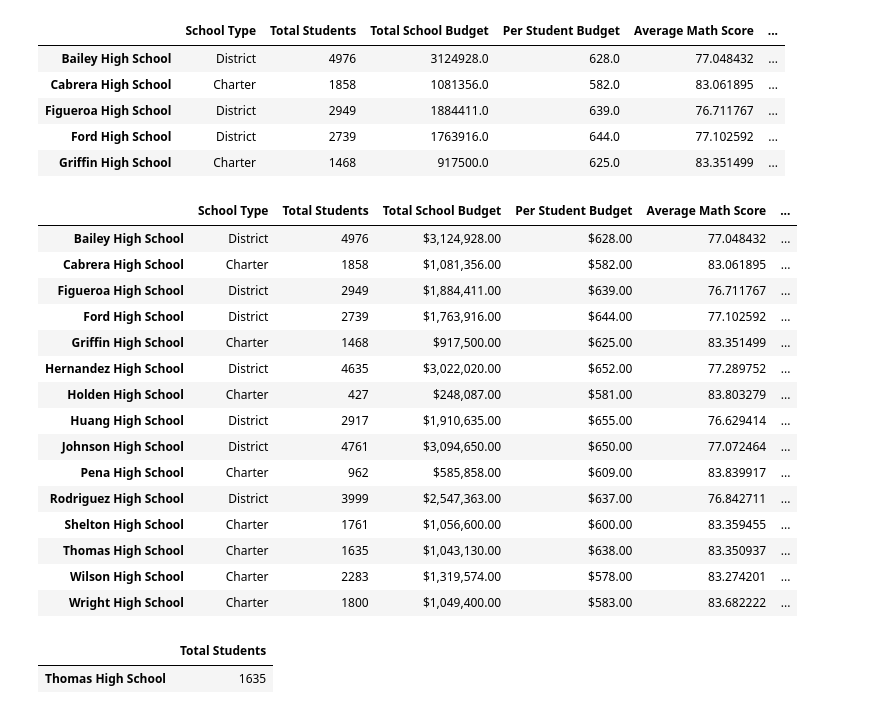
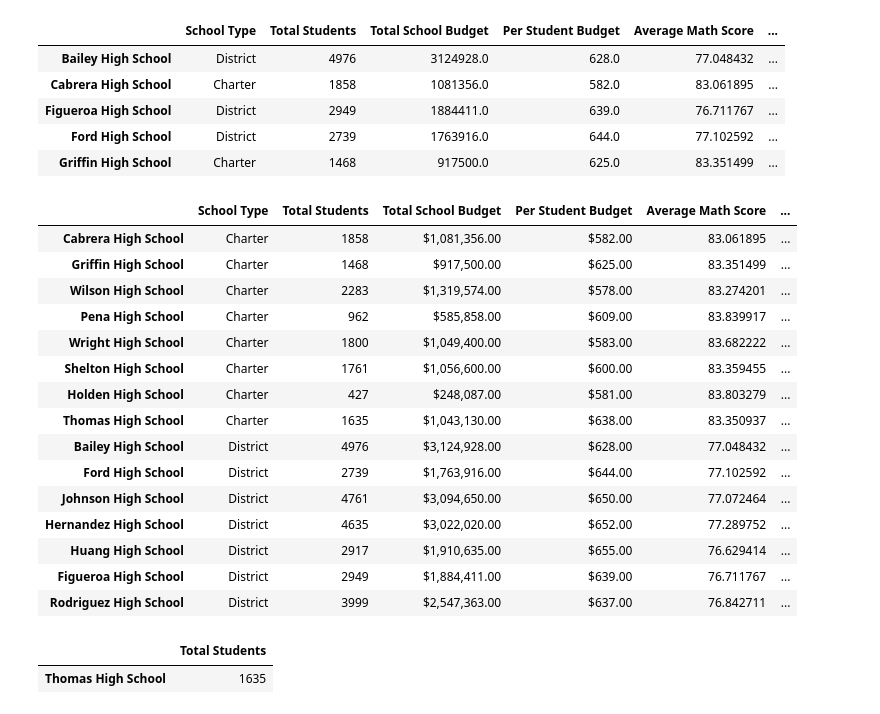
Before and after one commit to ereekaj/School_District_Analysis, a Jupyter notebook: PyCitySchools_Challenge.ipynb, the cells around one changed output. Cells and saved outputs as stored; diff of their text form; code cells hidden in the pictures.

```diff
--- a/PyCitySchools_Challenge.ipynb
+++ b/PyCitySchools_Challenge.ipynb
@@ -249,27 +249,27 @@ per_school_summary_df.head()
 # %%
 # Format the Total School Budget and the Per Student Budget
 per_school_summary_df["Total School Budget"] = per_school_summary_df["Total School Budget"].map("${:,.2f}".format)
 per_school_summary_df["Per Student Budget"] = per_school_summary_df["Per Student Budget"].map("${:,.2f}".format)
 
 # Display the data frame
-per_school_summary_df
+per_school_summary_df.sort_values(["% Overall Passing"], ascending = False)
 # %% [output]
 |  | School Type | Total Students | Total School Budget | Per Student Budget | Average Math Score | ... |
+| Cabrera High School | Charter | 1858 | $1,081,356.00 | $582.00 | 83.061895 | ... |
+| Griffin High School | Charter | 1468 | $917,500.00 | $625.00 | 83.351499 | ... |
+| Wilson High School | Charter | 2283 | $1,319,574.00 | $578.00 | 83.274201 | ... |
+| Pena High School | Charter | 962 | $585,858.00 | $609.00 | 83.839917 | ... |
+| Wright High School | Charter | 1800 | $1,049,400.00 | $583.00 | 83.682222 | ... |
+| Shelton High School | Charter | 1761 | $1,056,600.00 | $600.00 | 83.359455 | ... |
+| Holden High School | Charter | 427 | $248,087.00 | $581.00 | 83.803279 | ... |
+| Thomas High School | Charter | 1635 | $1,043,130.00 | $638.00 | 83.350937 | ... |
 | Bailey High School | District | 4976 | $3,124,928.00 | $628.00 | 77.048432 | ... |
-| Cabrera High School | Charter | 1858 | $1,081,356.00 | $582.00 | 83.061895 | ... |
+| Ford High School | District | 2739 | $1,763,916.00 | $644.00 | 77.102592 | ... |
+| Johnson High School | District | 4761 | $3,094,650.00 | $650.00 | 77.072464 | ... |
+| Hernandez High School | District | 4635 | $3,022,020.00 | $652.00 | 77.289752 | ... |
+| Huang High School | District | 2917 | $1,910,635.00 | $655.00 | 76.629414 | ... |
 | Figueroa High School | District | 2949 | $1,884,411.00 | $639.00 | 76.711767 | ... |
-| Ford High School | District | 2739 | $1,763,916.00 | $644.00 | 77.102592 | ... |
-| Griffin High School | Charter | 1468 | $917,500.00 | $625.00 | 83.351499 | ... |
-| Hernandez High School | District | 4635 | $3,022,020.00 | $652.00 | 77.289752 | ... |
-| Holden High School | Charter | 427 | $248,087.00 | $581.00 | 83.803279 | ... |
-| Huang High School | District | 2917 | $1,910,635.00 | $655.00 | 76.629414 | ... |
-| Johnson High School | District | 4761 | $3,094,650.00 | $650.00 | 77.072464 | ... |
-| Pena High School | Charter | 962 | $585,858.00 | $609.00 | 83.839917 | ... |
 | Rodriguez High School | District | 3999 | $2,547,363.00 | $637.00 | 76.842711 | ... |
-| Shelton High School | Charter | 1761 | $1,056,600.00 | $600.00 | 83.359455 | ... |
-| Thomas High School | Charter | 1635 | $1,043,130.00 | $638.00 | 83.350937 | ... |
-| Wilson High School | Charter | 2283 | $1,319,574.00 | $578.00 | 83.274201 | ... |
-| Wright High School | Charter | 1800 | $1,049,400.00 | $583.00 | 83.682222 | ... |
 # %%
 # Step 5.  Get the number of students from Thomas High School (THS).
 THS_total_students = per_school_summary_df.loc[["Thomas High School"], ["Total Students"]].astype(int)
```
Also changed, not shown: 1 other file.
